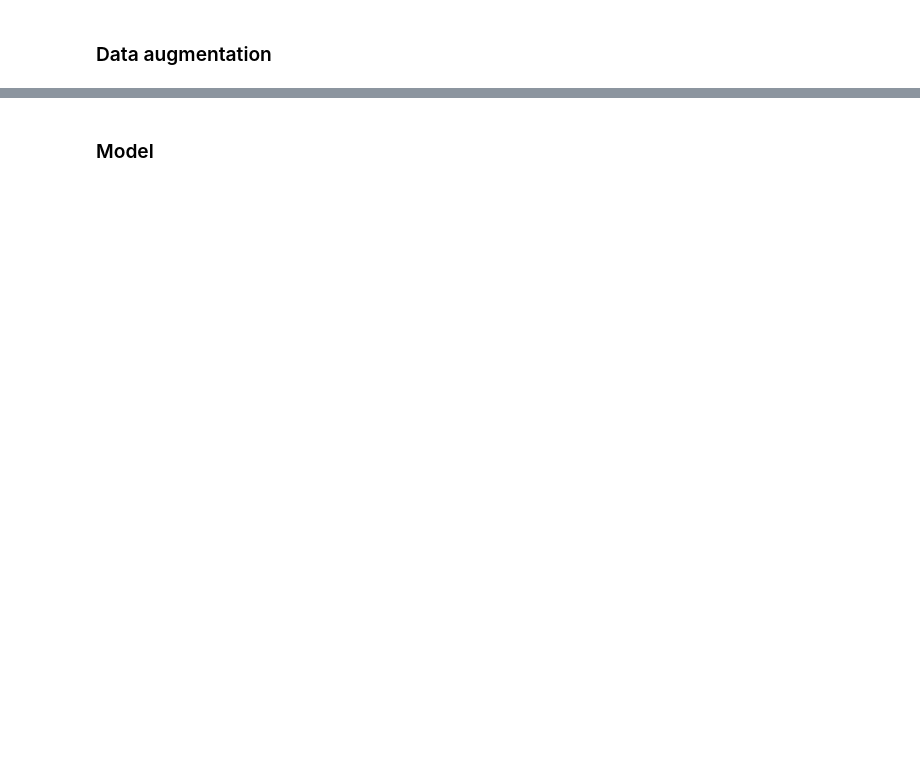
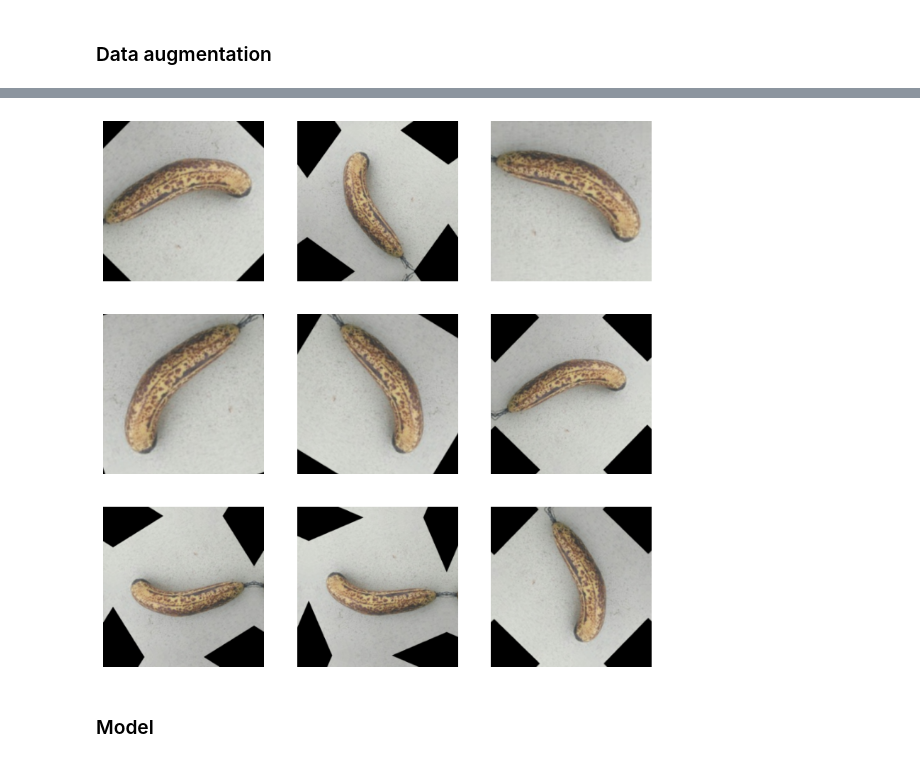
Before and after one commit to FruitLens/fruit-classifier, a Jupyter notebook: banana_stages_classifier.ipynb, the cells around one changed output, grey strips where cells are left out. Saved outputs shown, nothing was run; the diff lists cells and outputs as text; code cells hidden in the pictures; blank space fills up the shorter version.

```diff
--- a/banana_stages_classifier.ipynb
+++ b/banana_stages_classifier.ipynb
@@ -50,12 +66,11 @@ img_width = 256
 # %%
-train_ds = tf.keras.utils.image_dataset_from_directory(
-    data_dir,
-    validation_split=0.2,
-    subset="training",
-    seed=42,
-    # image_size=(img_height, img_width),
-    batch_size=batch_size,
-)
+# train_ds = tf.keras.utils.image_dataset_from_directory(
+#     data_dir,
+#     validation_split=0.2,
+#     subset="training",
+#     seed=42,
+#     batch_size=batch_size,
+# )
 # %% [output]
 Found 1836 files belonging to 3 classes.
 Using 1469 files for training.
@@ -99,8 +117,9 @@ num_classes = len(class_names)
 # %%
-# plt.figure(figsize=(10, 10))
-# for images, _ in train_ds.take(1):
-#     for i in range(9):
-#         augmented_images = data_augmentation(images)
-#         # ax = plt.subplot(3, 3, i + 1)
-#         # plt.imshow(augmented_images[0].numpy().astype("uint8"))
-#         plt.axis("off")
+plt.figure(figsize=(10, 10))
+for images, _ in train_ds.take(1):
+    for i in range(9):
+        augmented_images = data_augmentation(images)
+        ax = plt.subplot(3, 3, i + 1)
+        plt.imshow(augmented_images[0].numpy().astype("uint8"))
+        plt.axis("off")
+# %% [output]
@@ -107,3 +130,4 @@ num_classes = len(class_names)
+[figure, added]
 # %% [markdown]
 ### Model
 # %%
```
Also changed, not shown: parts of 22 cells of this notebook.
